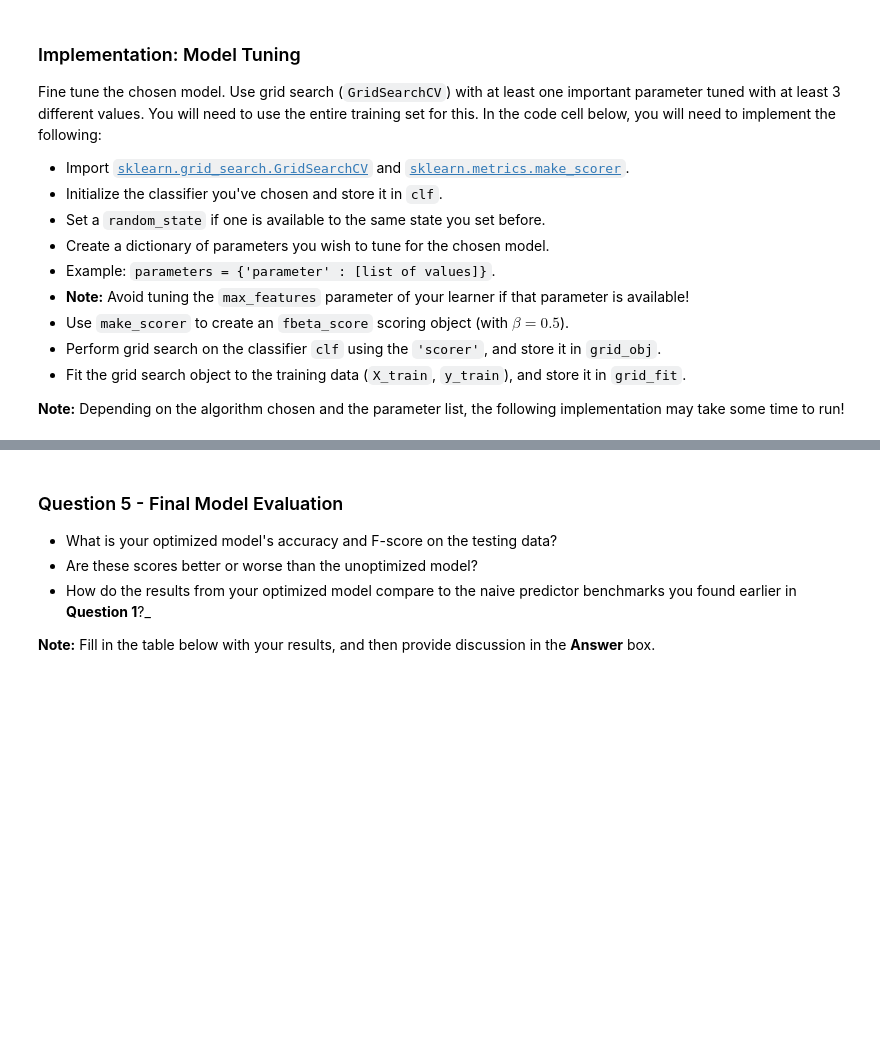
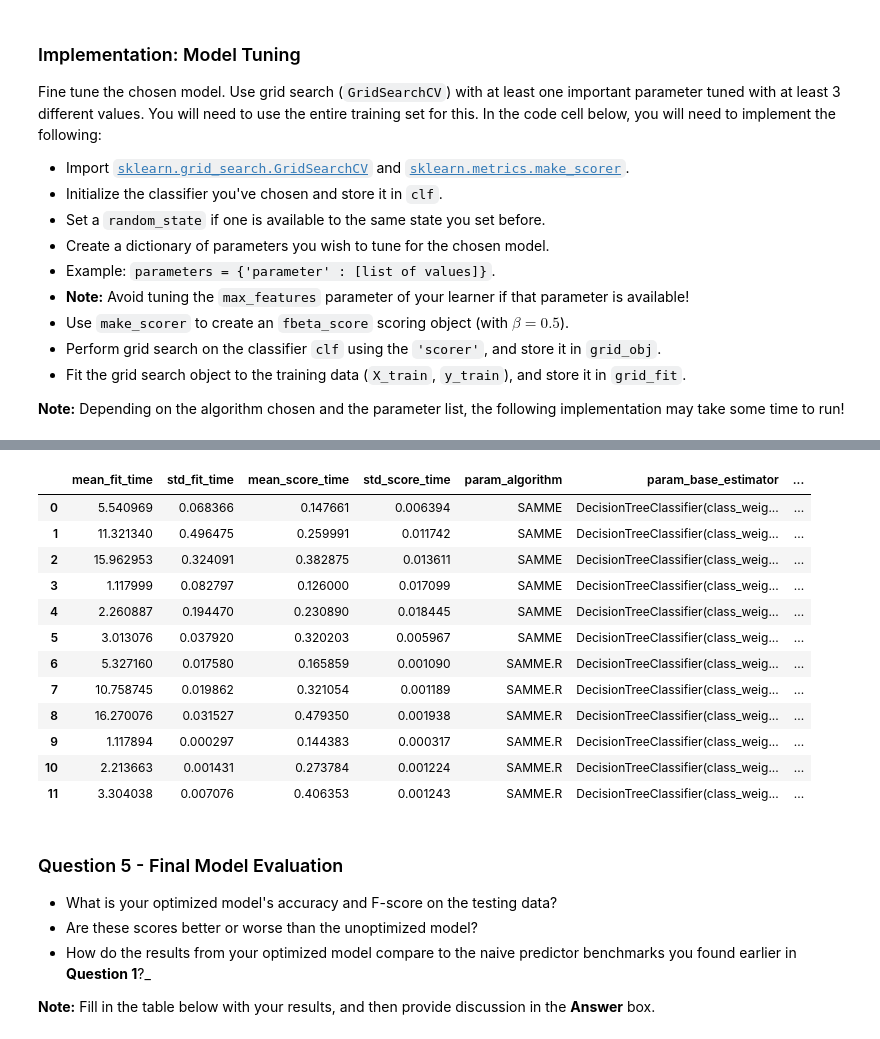
Before and after one commit to FadyMorris/udacity-machine-learning-nanodegree, a Jupyter notebook: projects/p2_finding_donors/finding_donors.ipynb, the cells around one changed output, grey strips where cells are left out. Saved outputs shown, nothing was run; the diff lists cells and outputs as text; code cells hidden in the pictures; blank space fills up the shorter version.

```diff
--- a/projects/p2_finding_donors/finding_donors.ipynb
+++ b/projects/p2_finding_donors/finding_donors.ipynb
@@ -404,22 +551,28 @@ Fine tune the chosen model. Use grid search (`GridSearchCV`) with at least one i
 **Note:** Depending on the algorithm chosen and the parameter list, the following implementation may take some time to run!
 # %%
 # TODO: Import 'GridSearchCV', 'make_scorer', and any other necessary libraries
+from sklearn.metrics import make_scorer
+from sklearn.model_selection import GridSearchCV
 
 # TODO: Initialize the classifier
-clf = None
+#clf = LogisticRegression(random_state=43)
+clf = AdaBoostClassifier(random_state=42)
 
 # TODO: Create the parameters list you wish to tune, using a dictionary if needed.
 # HINT: parameters = {'parameter_1': [value1, value2], 'parameter_2': [value1, value2]}
-parameters = None
-
+#parameters = {'penalty': ['l2'], 'C': [0.001 * 3 ** (n - 1) for n in range(1, 10 + 1)], 'solver': ['lbfgs'], 'max_iter' : [500]}
+parameters = {'base_estimator' : [DecisionTreeClassifier(max_depth=9), DecisionTreeClassifier(max_depth=1, min_samples_leaf=1)],
+              'algorithm' : ['SAMME', 'SAMME.R'],
+              'n_estimators' : np.arange(25, 100, 25),
+             }
 # TODO: Make an fbeta_score scoring object using make_scorer()
-scorer = None
+scorer = make_scorer(fbeta_score, beta=0.5)
 
 # TODO: Perform grid search on the classifier using 'scorer' as the scoring method using GridSearchCV()
-grid_obj = None
+grid_obj = grid = GridSearchCV(clf, parameters, scoring=scorer, cv=3, iid=False, verbose=1)
 
 # TODO: Fit the grid search object to the training data and find the optimal parameters using fit()
-grid_fit = None
+grid_fit = grid.fit(X_train, y_train)
 
 # Get the estimator
 best_clf = grid_fit.best_estimator_
@@ -438,3 +604,19 @@ print("Final F-score on the testing data: {:.4f}".format(fbeta_score(y_test, bes
+# %%
+display(pd.DataFrame(grid.cv_results_))
+# %% [output]
+|  | mean_fit_time | std_fit_time | mean_score_time | std_score_time | param_algorithm | param_base_estimator | ... |
+| 0 | 5.540969 | 0.068366 | 0.147661 | 0.006394 | SAMME | DecisionTreeClassifier(class_weig... | ... |
+| 1 | 11.321340 | 0.496475 | 0.259991 | 0.011742 | SAMME | DecisionTreeClassifier(class_weig... | ... |
+| 2 | 15.962953 | 0.324091 | 0.382875 | 0.013611 | SAMME | DecisionTreeClassifier(class_weig... | ... |
+| 3 | 1.117999 | 0.082797 | 0.126000 | 0.017099 | SAMME | DecisionTreeClassifier(class_weig... | ... |
+| 4 | 2.260887 | 0.194470 | 0.230890 | 0.018445 | SAMME | DecisionTreeClassifier(class_weig... | ... |
+| 5 | 3.013076 | 0.037920 | 0.320203 | 0.005967 | SAMME | DecisionTreeClassifier(class_weig... | ... |
+| 6 | 5.327160 | 0.017580 | 0.165859 | 0.001090 | SAMME.R | DecisionTreeClassifier(class_weig... | ... |
+| 7 | 10.758745 | 0.019862 | 0.321054 | 0.001189 | SAMME.R | DecisionTreeClassifier(class_weig... | ... |
+| 8 | 16.270076 | 0.031527 | 0.479350 | 0.001938 | SAMME.R | DecisionTreeClassifier(class_weig... | ... |
+| 9 | 1.117894 | 0.000297 | 0.144383 | 0.000317 | SAMME.R | DecisionTreeClassifier(class_weig... | ... |
+| 10 | 2.213663 | 0.001431 | 0.273784 | 0.001224 | SAMME.R | DecisionTreeClassifier(class_weig... | ... |
+| 11 | 3.304038 | 0.007076 | 0.406353 | 0.001243 | SAMME.R | DecisionTreeClassifier(class_weig... | ... |
 # %% [markdown]
 ### Question 5 - Final Model Evaluation
 
```
Also changed, not shown: parts of 37 cells of this notebook, 1 other file.
